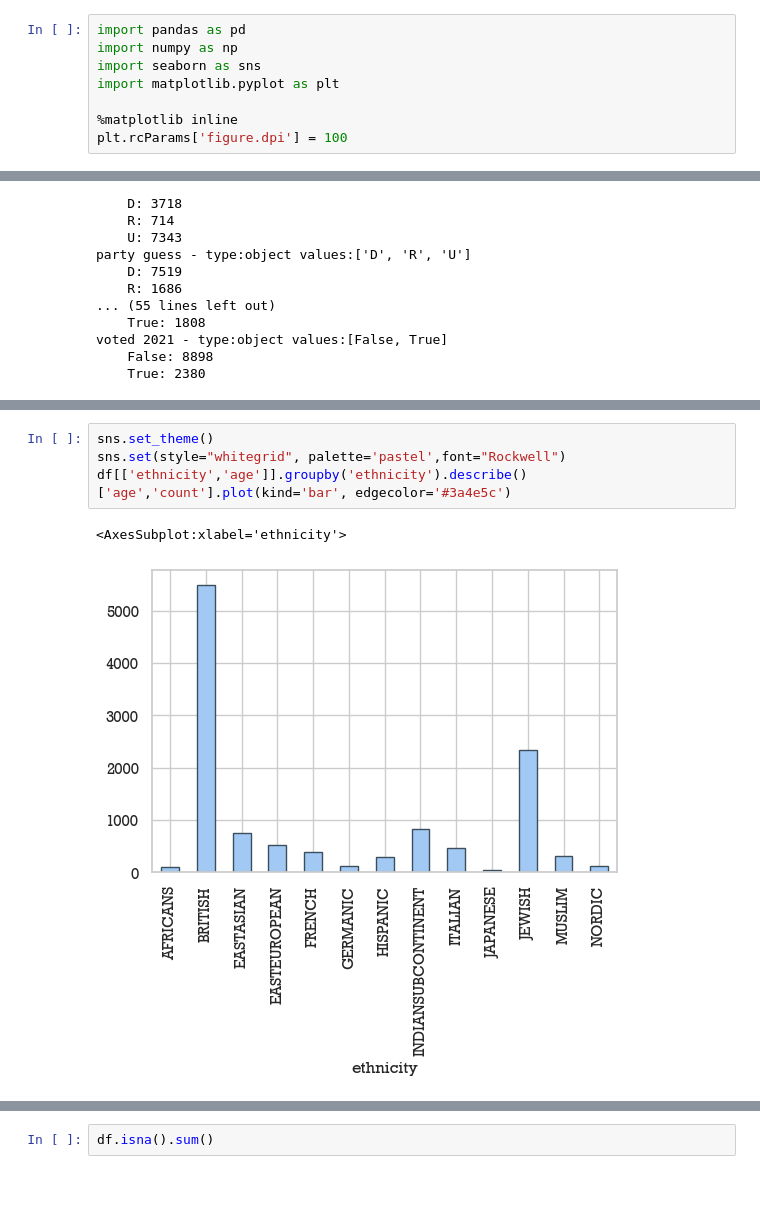
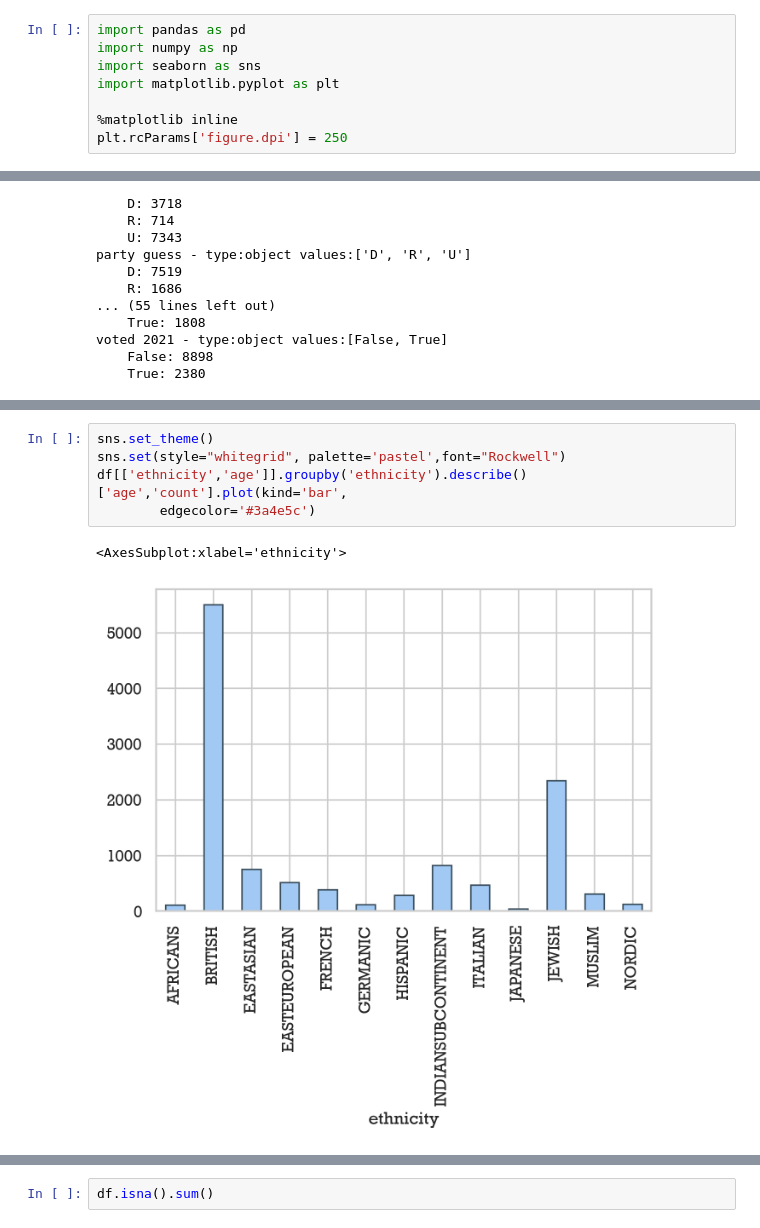
Before and after one commit to lajos/predict-voter-propensity-linear, a Jupyter notebook: a quick look at the data.ipynb, the cells around one changed output, grey strips where cells are left out. Drawn from its saved outputs; the diff is of its cells as text; blank space fills up the shorter version.

```diff
--- a/a quick look at the data.ipynb
+++ b/a quick look at the data.ipynb
@@ -12,7 +12,7 @@ import seaborn as sns
 import matplotlib.pyplot as plt
 
 %matplotlib inline
-plt.rcParams['figure.dpi'] = 100
+plt.rcParams['figure.dpi'] = 250
 # %%
 df = pd.read_csv('data/voting_data_anonymized.tsv', sep='\t')
 df.head()
@@ -89,10 +92,11 @@ df[['race','age']].groupby('race').describe()['age','count'].plot(kind='pie', ti
 # %%
 sns.set_theme()
 sns.set(style="whitegrid", palette='pastel',font="Rockwell")
-df[['ethnicity','age']].groupby('ethnicity').describe()['age','count'].plot(kind='bar', edgecolor='#3a4e5c')
+df[['ethnicity','age']].groupby('ethnicity').describe()['age','count'].plot(kind='bar',
+        edgecolor='#3a4e5c')
 # %% [output]
 <AxesSubplot:xlabel='ethnicity'>
-[figure, old version]
+[figure, new version]
 # %%
 sns.set_theme()
 sns.set(style="whitegrid", palette='pastel',font="Rockwell")
```
Also changed, not shown: parts of 6 cells of this notebook, 2 other files.
